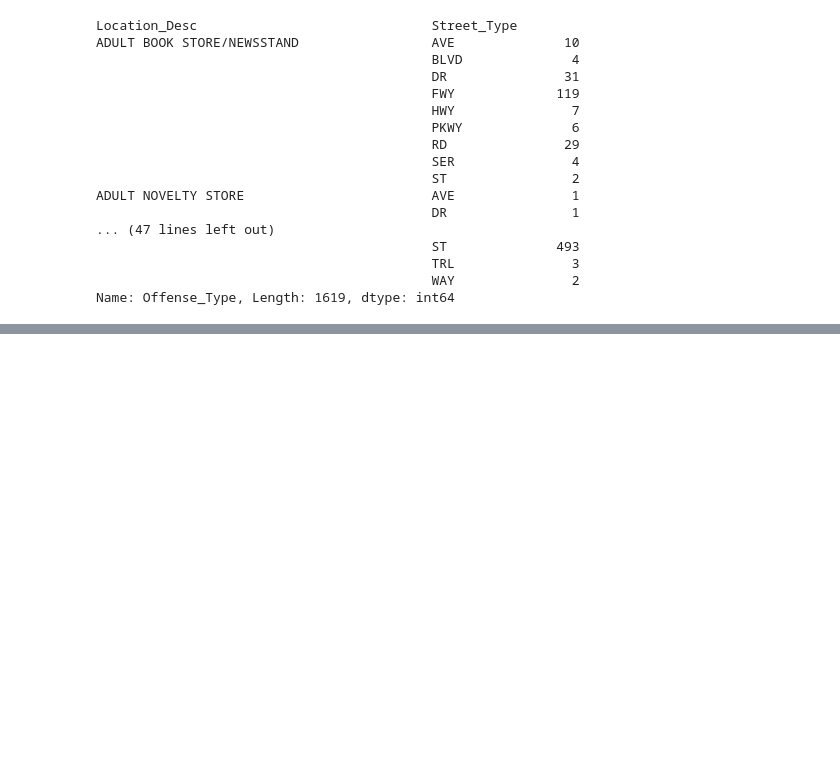
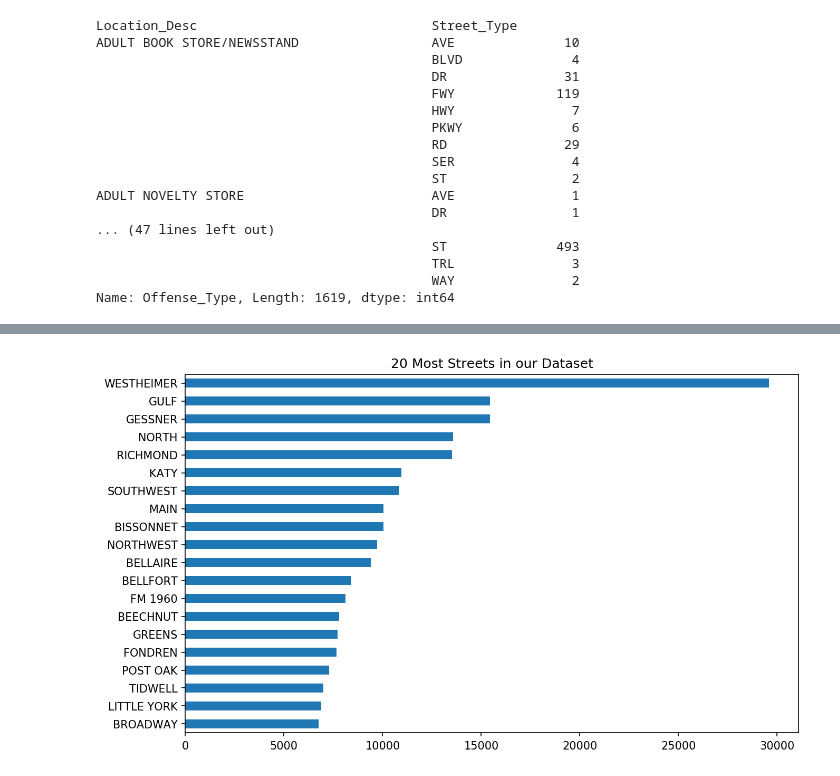
Before and after one commit to mmc20/deepcrime, a Jupyter notebook: Adrienne/EDA -AL.ipynb, the cells around one changed output, grey strips where cells are left out. Cells and saved outputs as stored; diff of their text form; code cells hidden in the pictures; blank space fills up the shorter version.

```diff
--- a/Adrienne/EDA -AL.ipynb
+++ b/Adrienne/EDA -AL.ipynb
@@ -76,0 +101,5 @@ Name: Offense_Type, Length: 1619, dtype: int64
+# %%
+df.Street_Name.value_counts().sort_values(ascending=True).tail(20).plot.barh()
+plt.title("20 Most Streets in our Dataset");
+# %% [output]
+[figure, added]
```
Also changed, not shown: parts of 4 cells of this notebook.
